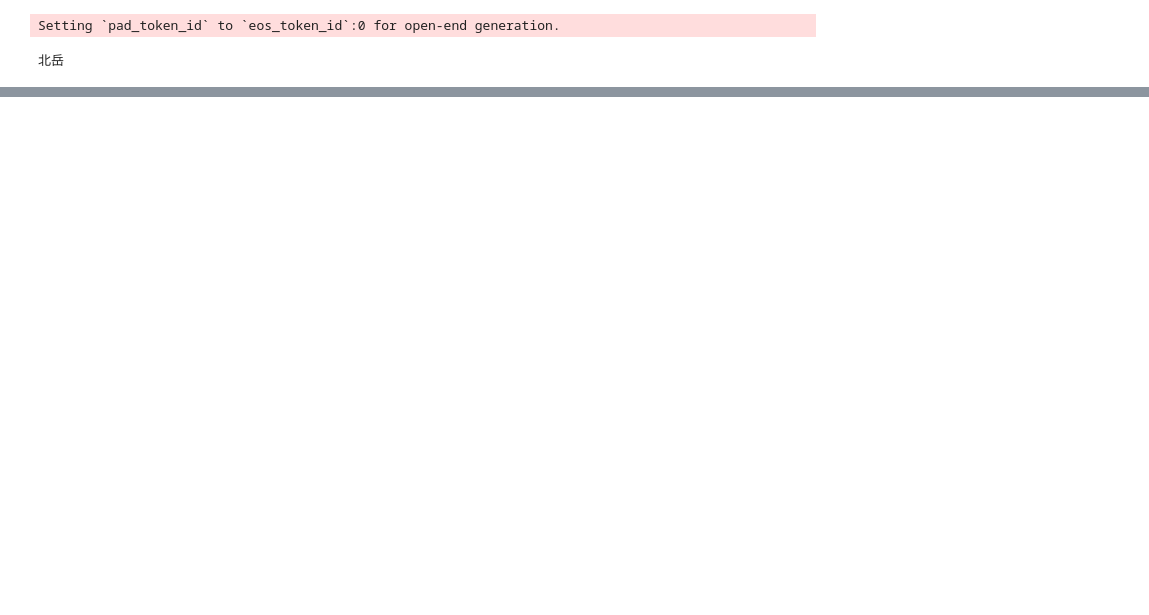
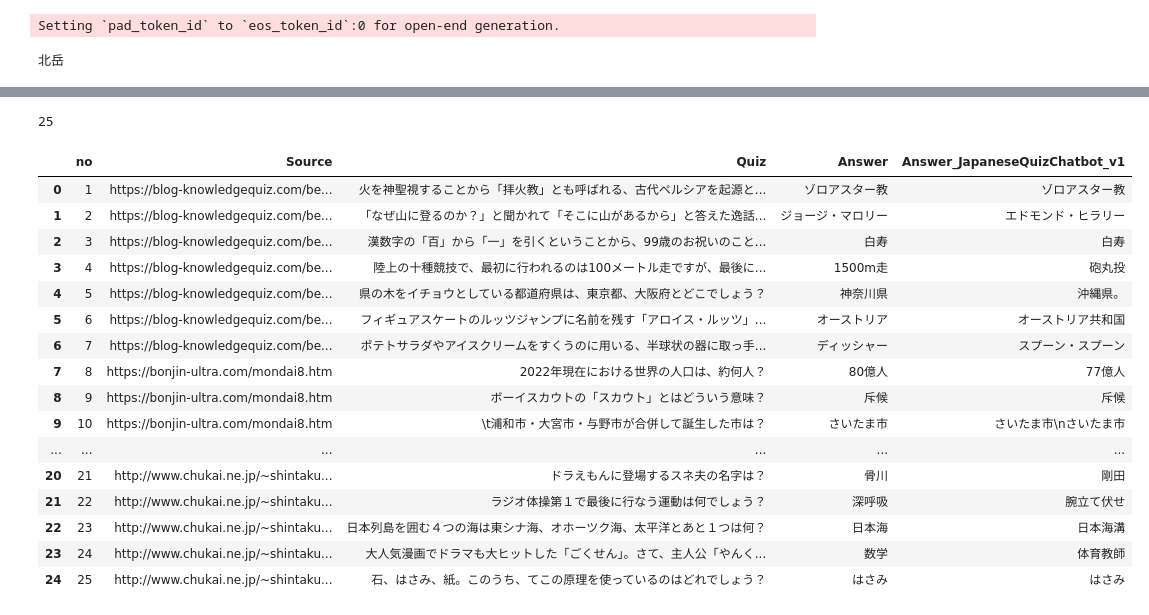
Before and after one commit to yukismd/H2O_LLM, a Jupyter notebook: test_yukismd_JapaneseQuizChatbot_v1.ipynb, the cells around one changed output, grey strips where cells are left out. Drawn from its saved outputs; the diff is of its cells as text; code cells hidden in the pictures; blank space fills up the shorter version.

```diff
--- a/test_yukismd_JapaneseQuizChatbot_v1.ipynb
+++ b/test_yukismd_JapaneseQuizChatbot_v1.ipynb
@@ -71,3 +71,9 @@ print(res[0]["generated_text"])
 # %% [output]
 Setting `pad_token_id` to `eos_token_id`:0 for open-end generation.
 北岳
+# %%
+import pandas as pd
+
+df = pd.read_csv('https://raw.githubusercontent.com/yukismd/LLM/main/model_test/data/quiz.csv')
+print(df.shape)
+df.head()
@@ -74,6 +88,7 @@ Setting `pad_token_id` to `eos_token_id`:0 for open-end generation.
 # %%
-res = generate_text(
-    "火を神聖視することから「拝火教」とも呼ばれる、古代ペルシアを起源とする宗教の名前はなんでしょう？",
+def answer_quiz(quiz):
+  res = generate_text(
+    quiz,
     min_new_tokens=2,
     max_new_tokens=256,
     do_sample=False,
@@ -81,5 +96,5 @@ res = generate_text(
     temperature=float(0.3),
     repetition_penalty=float(1.2),
     renormalize_logits=True
-)
-print(res[0]["generated_text"])
+  )
+  return res[0]["generated_text"]
@@ -107,0 +101,5 @@ questions = []
+# %%
+answer = []
+for q in df['Quiz']:
+  a = answer_quiz(q)
+  answer.append(a)
@@ -107,0 +144,26 @@ questions = []
+# %%
+len(answer)
+# %% [output]
+25
+# %%
+df['Answer_JapaneseQuizChatbot_v1'] = answer
+# %%
+df
+# %% [output]
+|  | no | Source | Quiz | Answer | Answer_JapaneseQuizChatbot_v1 |
+| 0 | 1 | https://blog-knowledgequiz.com/be... | 火を神聖視することから「拝火教」とも呼ばれる、古代ペルシアを起源と... | ゾロアスター教 | ゾロアスター教 |
+| 1 | 2 | https://blog-knowledgequiz.com/be... | 「なぜ山に登るのか？」と聞かれて「そこに山があるから」と答えた逸話... | ジョージ・マロリー | エドモンド・ヒラリー |
+| 2 | 3 | https://blog-knowledgequiz.com/be... | 漢数字の「百」から「一」を引くということから、99歳のお祝いのこと... | 白寿 | 白寿 |
+| 3 | 4 | https://blog-knowledgequiz.com/be... | 陸上の十種競技で、最初に行われるのは100メートル走ですが、最後に... | 1500m走 | 砲丸投 |
+| 4 | 5 | https://blog-knowledgequiz.com/be... | 県の木をイチョウとしている都道府県は、東京都、大阪府とどこでしょう？ | 神奈川県 | 沖縄県。 |
+| 5 | 6 | https://blog-knowledgequiz.com/be... | フィギュアスケートのルッツジャンプに名前を残す「アロイス・ルッツ」... | オーストリア | オーストリア共和国 |
+| 6 | 7 | https://blog-knowledgequiz.com/be... | ポテトサラダやアイスクリームをすくうのに用いる、半球状の器に取っ手... | ディッシャー | スプーン・スプーン |
+| 7 | 8 | https://bonjin-ultra.com/mondai8.htm | 2022年現在における世界の人口は、約何人？ | 80億人 | 77億人 |
+| 8 | 9 | https://bonjin-ultra.com/mondai8.htm | ボーイスカウトの「スカウト」とはどういう意味？ | 斥候 | 斥候 |
+| 9 | 10 | https://bonjin-ultra.com/mondai8.htm | \t浦和市・大宮市・与野市が合併して誕生した市は？ | さいたま市 | さいたま市\nさいたま市 |
+| ... | ... | ... | ... | ... | ... |
+| 20 | 21 | http://www.chukai.ne.jp/~shintaku... | ドラえもんに登場するスネ夫の名字は？ | 骨川 | 剛田 |
+| 21 | 22 | http://www.chukai.ne.jp/~shintaku... | ラジオ体操第１で最後に行なう運動は何でしょう？ | 深呼吸 | 腕立て伏せ |
+| 22 | 23 | http://www.chukai.ne.jp/~shintaku... | 日本列島を囲む４つの海は東シナ海、オホーツク海、太平洋とあと１つは何？ | 日本海 | 日本海溝 |
+| 23 | 24 | http://www.chukai.ne.jp/~shintaku... | 大人気漫画でドラマも大ヒットした「ごくせん」。さて、主人公「やんく... | 数学 | 体育教師 |
+| 24 | 25 | http://www.chukai.ne.jp/~shintaku... | 石、はさみ、紙。このうち、てこの原理を使っているのはどれでしょう？ | はさみ | はさみ |
```
Also changed, not shown: parts of 9 cells of this notebook.
